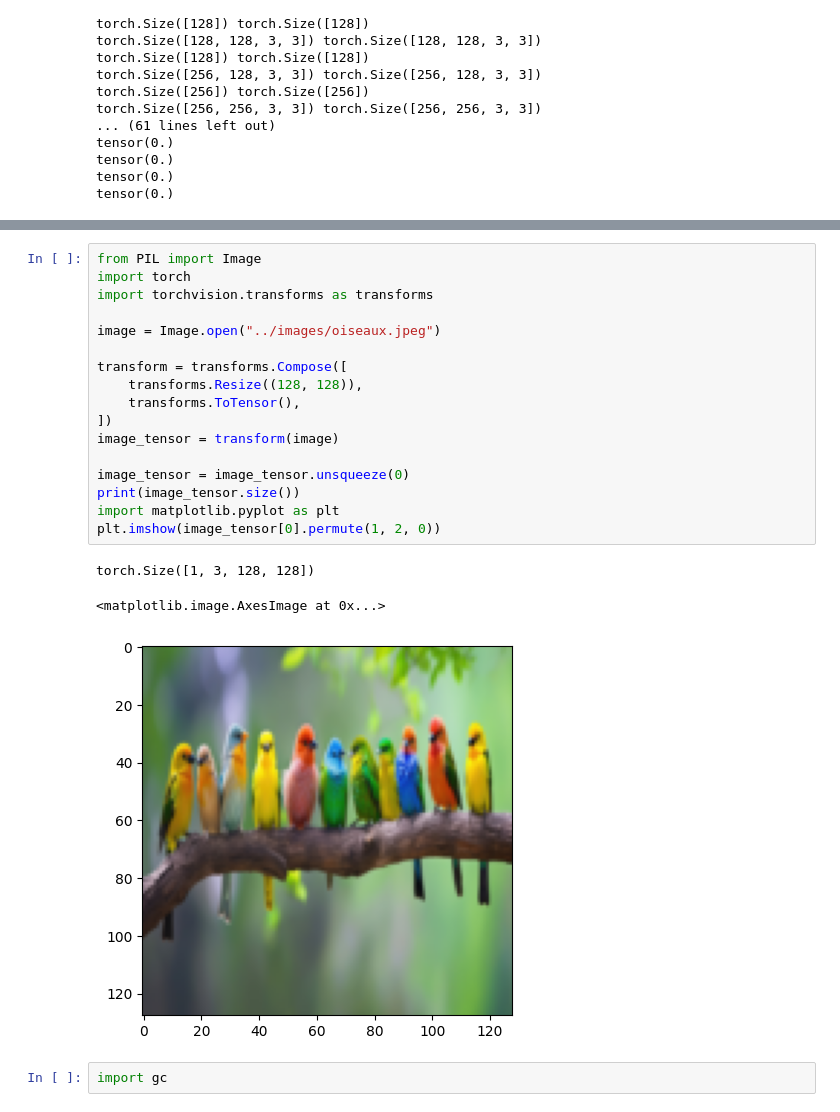
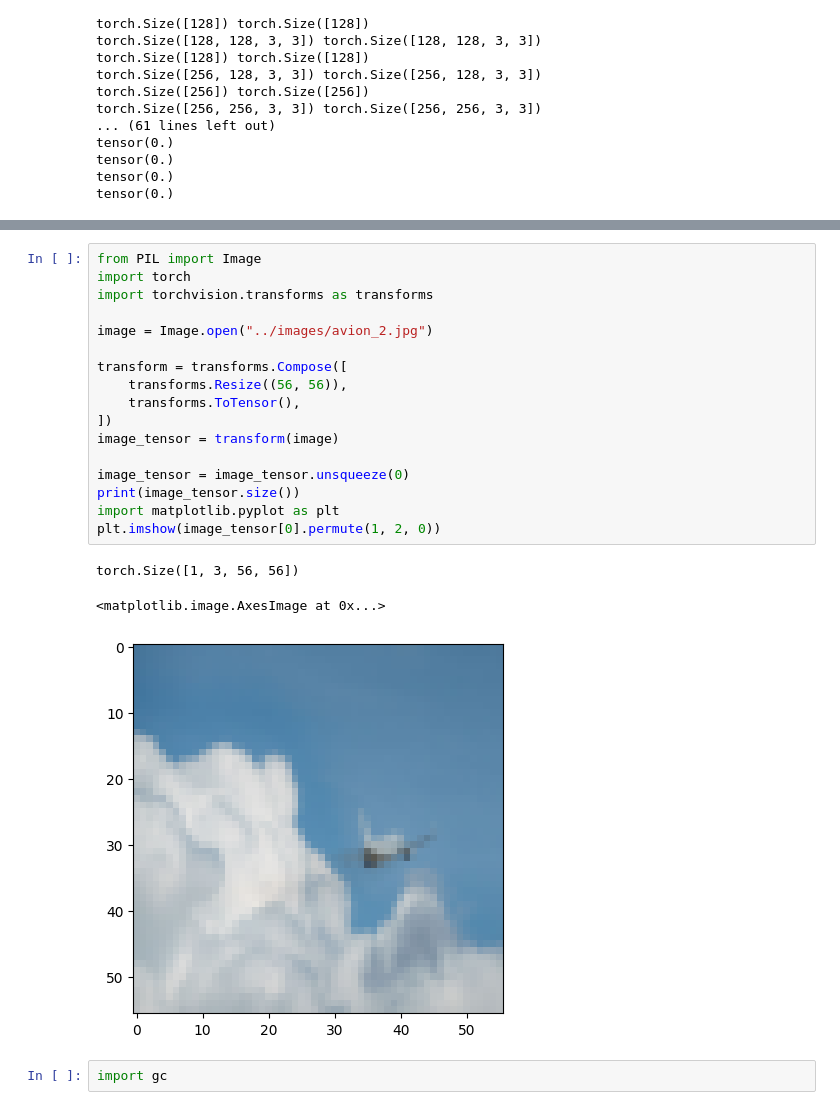
Before and after one commit to guillaume117/AbstractTorch, a Jupyter notebook: notebook/evaluateVGG.ipynb, the cells around one changed output, grey strips where cells are left out. Saved outputs shown, nothing was run; the diff lists cells and outputs as text.

```diff
--- a/notebook/evaluateVGG.ipynb
+++ b/notebook/evaluateVGG.ipynb
@@ -353,24 +353,24 @@ tensor(693.1089)
 # %%
 from PIL import Image
 import torch
 import torchvision.transforms as transforms
 
-image = Image.open("../images/oiseaux.jpeg")
+image = Image.open("../images/avion_2.jpg")
 
 transform = transforms.Compose([
-    transforms.Resize((128, 128)),
+    transforms.Resize((56, 56)),
     transforms.ToTensor(),
 ])
 image_tensor = transform(image)
 
 image_tensor = image_tensor.unsqueeze(0)
 print(image_tensor.size())
 import matplotlib.pyplot as plt
 plt.imshow(image_tensor[0].permute(1, 2, 0))
 # %% [output]
-torch.Size([1, 3, 128, 128])
+torch.Size([1, 3, 56, 56])
 <matplotlib.image.AxesImage at 0x...>
-[figure, old version]
+[figure, new version]
 # %%
 import gc
 # %%
```
Also changed, not shown: parts of 9 cells of this notebook, 1 other file.
